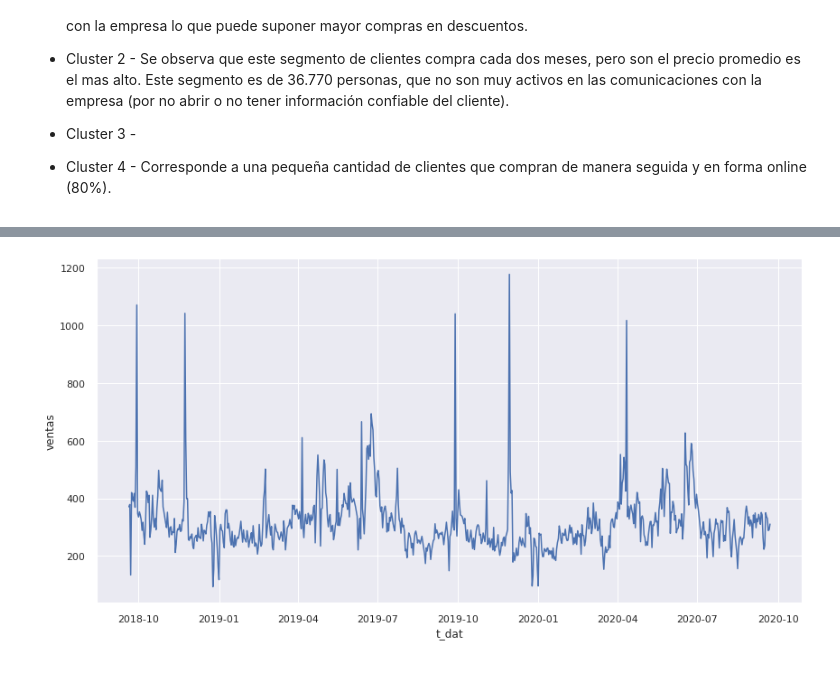
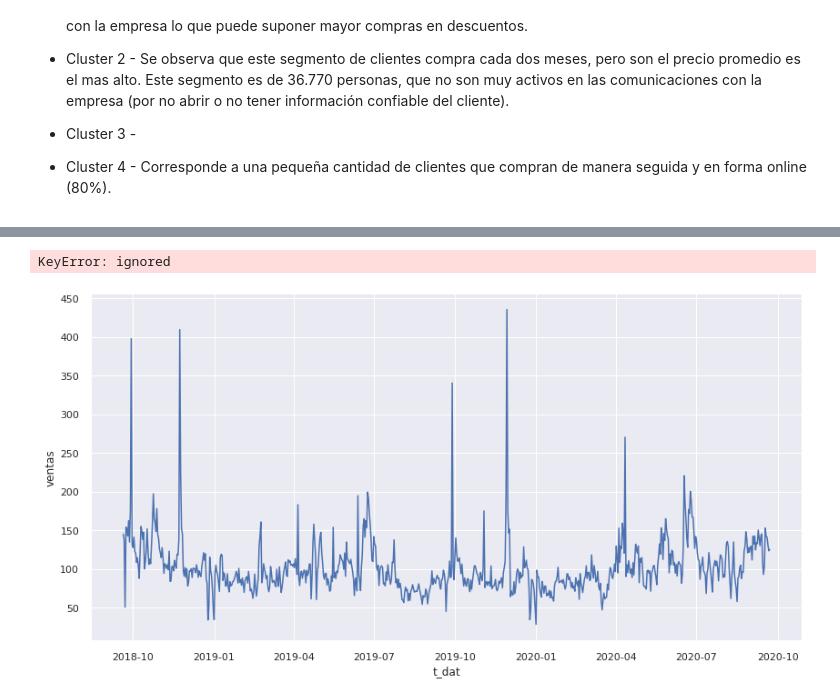
Before and after one commit to AndresPerelmuter/Customers-Segmentation---Clustering, a Jupyter notebook: Cluster_H&M.ipynb, the cells around one changed output, grey strips where cells are left out. Cells and saved outputs as stored; diff of their text form; code cells hidden in the pictures; blank space fills up the shorter version.

```diff
--- a/Cluster_H&M.ipynb
+++ b/Cluster_H&M.ipynb
@@ -660,7 +736,8 @@ plt.show()
 ---
 # %%
 dfcluster = num_cols
-dfcluster = dfcluster.dropna()
+dfcluster = dfcluster.fillna(0)
+outliers(dfcluster)
 # %%
 scaler = StandardScaler()
 dfcluster = scaler.fit_transform(dfcluster)
@@ -679,4 +756,4 @@ elb_visualizer.show()
 <AxesSubplot: title={'center': 'Distortion Score Elbow for KMeans Clustering'}, xlabel='k', ylabel='distortion score'>
 # %%
-kmeans = KMeans(n_clusters=5).fit(dfcluster)
+kmeans = KMeans(n_clusters=4, random_state=0).fit(dfcluster)
 predict=kmeans.predict(dfcluster)
@@ -683,4 +771,4 @@ predict=kmeans.predict(dfcluster)
 # %%
-df8 = df8.dropna()
-df8["Cluster"] = kmeans.labels_
+#df = df.dropna()
+df["Cluster"] = kmeans.labels_
 # %%
@@ -751,7 +842,8 @@ Por otra parte, las ventas en los locales comerciales se observan constantes en
 
 *   Cluster 4 - Corresponde a una pequeña cantidad de clientes que compran de manera seguida y en forma online (80%).
 # %%
-aux5 = pd.merge(transactions[["customer_id", 't_dat', 'price' ]], df8[["customer_id",'Cluster']], on="customer_id", how='inner')
-aux5 = aux5.groupby(['t_dat', 'Cluster'], as_index=False).agg(ventas=('price', sum))
+aux5 = pd.merge(transactions[["customer_id", 't_dat', 'article_id' ,'price']], df[["customer_id",'Cluster']], on="customer_id", how='inner')
+aux5 = pd.merge(aux5, articles[['article_id','index_group_name', 'section_name']], on="article_id", how='inner')
+aux1 = aux5.groupby(['t_dat', 'Cluster'], as_index=False).agg(ventas=('price', sum))
 # %%
 # Create a grid : initialize it
@@ -777,11 +992,26 @@ plt.show()
+# %%
+dfmcluster0 = dfm[dfm['Cluster']==0].head(15)
+
+# Create a circle at the center of the plot
+my_circle = plt.Circle( (0,0), 0.7, color='white')
+
+# Not enough colors --> colors will cycle
+plt.pie(dfmcluster0["ventas"], labels=dfmcluster0["section_name"])
+p = plt.gcf()
+p.gca().add_artist(my_circle)
+
+# Show the graph
+plt.show()
+# %% [output]
+KeyError: ignored
 # %%
-aux5cluster0 = aux5[aux5['Cluster']==0]
+aux5cluster0 = aux1[aux1['Cluster']==0]
 fig, ax = plt.subplots(figsize=(14,7))
 
 # multiple line plots
 sns.lineplot(data=aux5cluster0, x='t_dat', y='ventas')
 
 # show graph
 plt.show()
 # %% [output]
-[figure, old version]
+[figure, new version]
```
Also changed, not shown: parts of 92 cells of this notebook.
